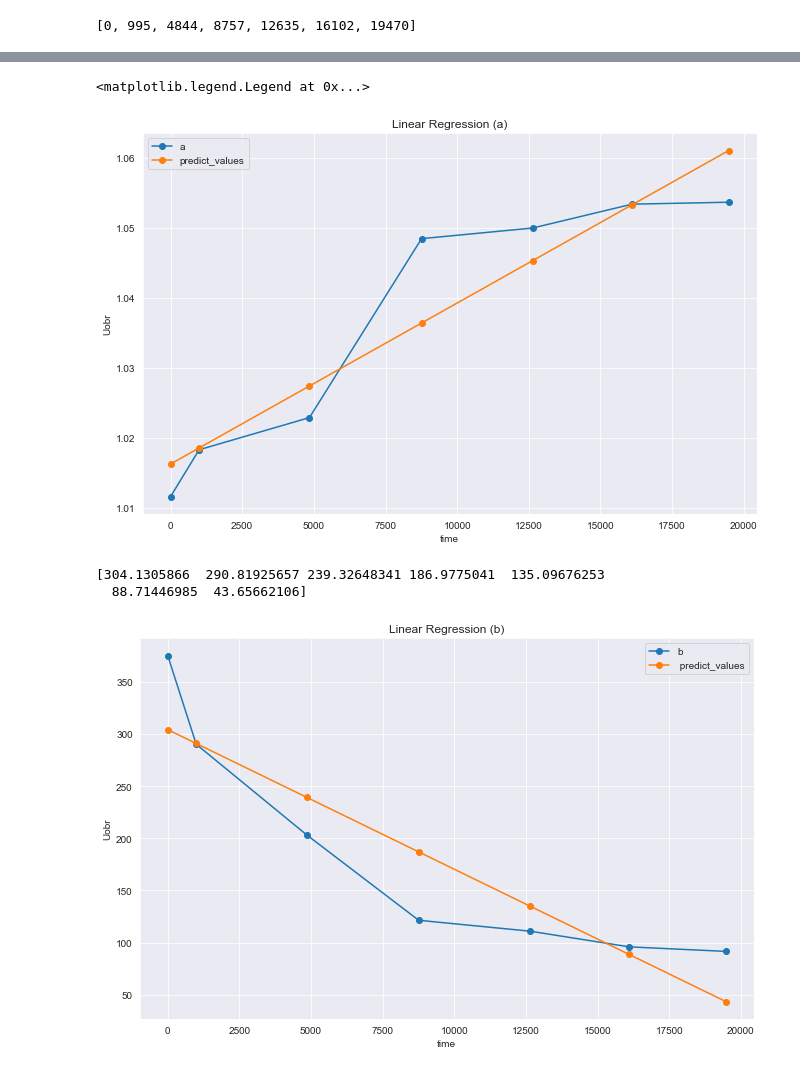
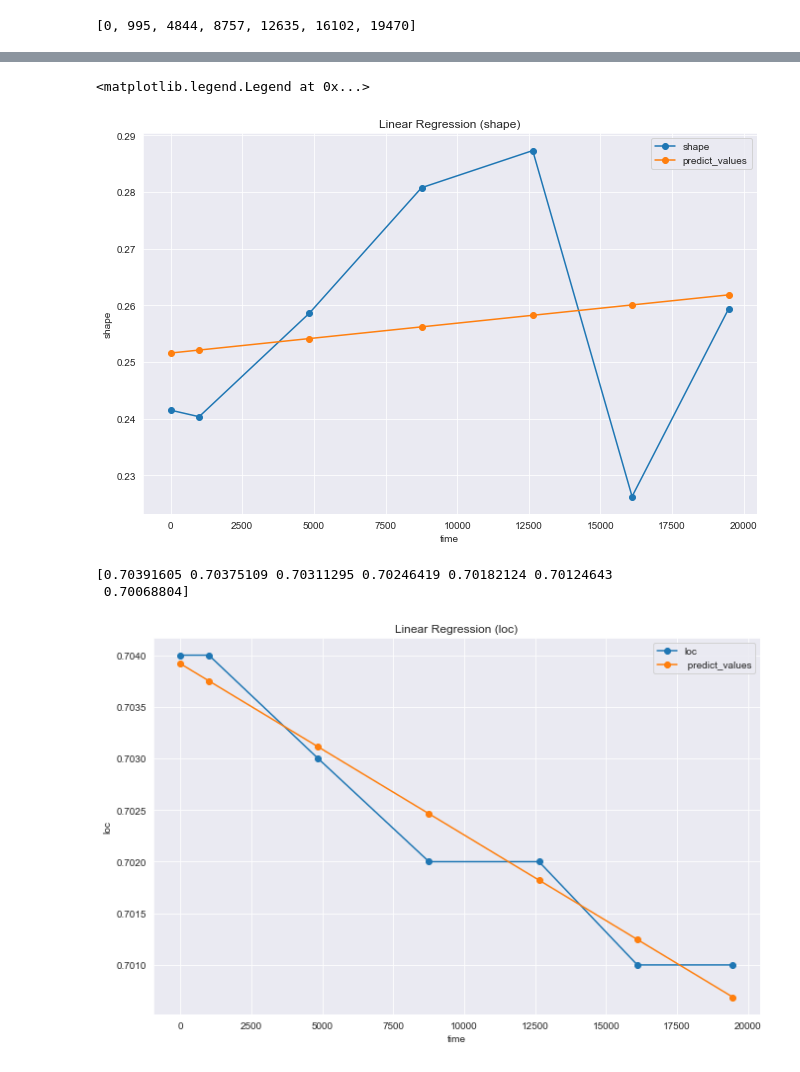
Before and after one commit to rommmmmka/data-processing, a Jupyter notebook: weibull_distribution.ipynb, the cells around one changed output, grey strips where cells are left out. Cells and saved outputs as stored; diff of their text form; code cells hidden in the pictures.

```diff
--- a/weibull_distribution.ipynb
+++ b/weibull_distribution.ipynb
@@ -66,4 +47,0 @@ for i in std_ln:
-# %%
-a = []
-for i, j in zip(b, mean_ln):
-    a.append(np.exp(j + 0.577226 / i))
@@ -78,4 +47,0 @@ print(b)
-# %%
-time_labels = np.array(time_labels)
-linear_regression_x = np.array([[i, mean0, std0] for i in time_labels])
-print(linear_regression_x)
@@ -89,0 +48,17 @@ print(linear_regression_x)
+# %%
+weibull = sps.weibull_max
+# %%
+shape = []
+loc = []
+scale = []
+for i in columns:
+    _shape, _loc, _scale = weibull.fit(train[i])
+    shape.append(_shape)
+    loc.append(_loc)
+    scale.append(_scale)
+    x = np.linspace(train[i].min() + 0.001, train[i].max() - 0.001, 100)
+    plt.hist(train[i])
+    plt.plot(x, weibull(_shape, _loc, _scale).pdf(x))
+    plt.axvline(bottom_limit, 0, 1, color='k')
+    plt.axvline(top_limit, 0, 1, color='k')
+    plt.show()
@@ -90,31 +73,31 @@ print(linear_regression_x)
 # %%
-model_a = LinearRegression()
-model_a.fit(linear_regression_x, a)
-predict_values = model_a.predict(linear_regression_x)
+model_shape = LinearRegression()
+model_shape.fit(time_labels_np, shape)
+predict_values = model_shape.predict(time_labels_np)
 plt.figure(figsize=(11, 7))
-plt.title('Linear Regression (a)')
+plt.title('Linear Regression (shape)')
 plt.xlabel('time')
-plt.ylabel('Uobr')
-plt.plot(time_labels, a, label="a", marker="o")
+plt.ylabel('shape')
+plt.plot(time_labels, shape, label="shape", marker="o")
 plt.plot(time_labels, predict_values, label="predict_values", marker="o")
 plt.legend()
 # %% [output]
 <matplotlib.legend.Legend at 0x...>
-[figure, old version]
+[figure, new version]
 # %%
-model_b = LinearRegression()
-model_b.fit(linear_regression_x, b)
-predict_values = model_b.predict(linear_regression_x)
+model_loc = LinearRegression()
+model_loc.fit(time_labels_np, loc)
+predict_values = model_loc.predict(time_labels_np)
 plt.figure(figsize=(11, 7))
-plt.title('Linear Regression (b)')
+plt.title('Linear Regression (loc)')
 plt.xlabel('time')
-plt.ylabel('Uobr')
-plt.plot(time_labels, b, label="b", marker="o")
+plt.ylabel('loc')
+plt.plot(time_labels, loc, label="loc", marker="o")
 plt.plot(time_labels, predict_values, label=" predict_values", marker="o")
 plt.legend()
 print(predict_values)
 # %% [output]
-[304.1305866  290.81925657 239.32648341 186.9775041  135.09676253
-  88.71446985  43.65662106]
+[0.70391605 0.70375109 0.70311295 0.70246419 0.70182124 0.70124643
+ 0.70068804]
-[figure, old version]
+[figure, new version]
 # %%
```
Also changed, not shown: parts of 18 cells of this notebook, 18 other files.
